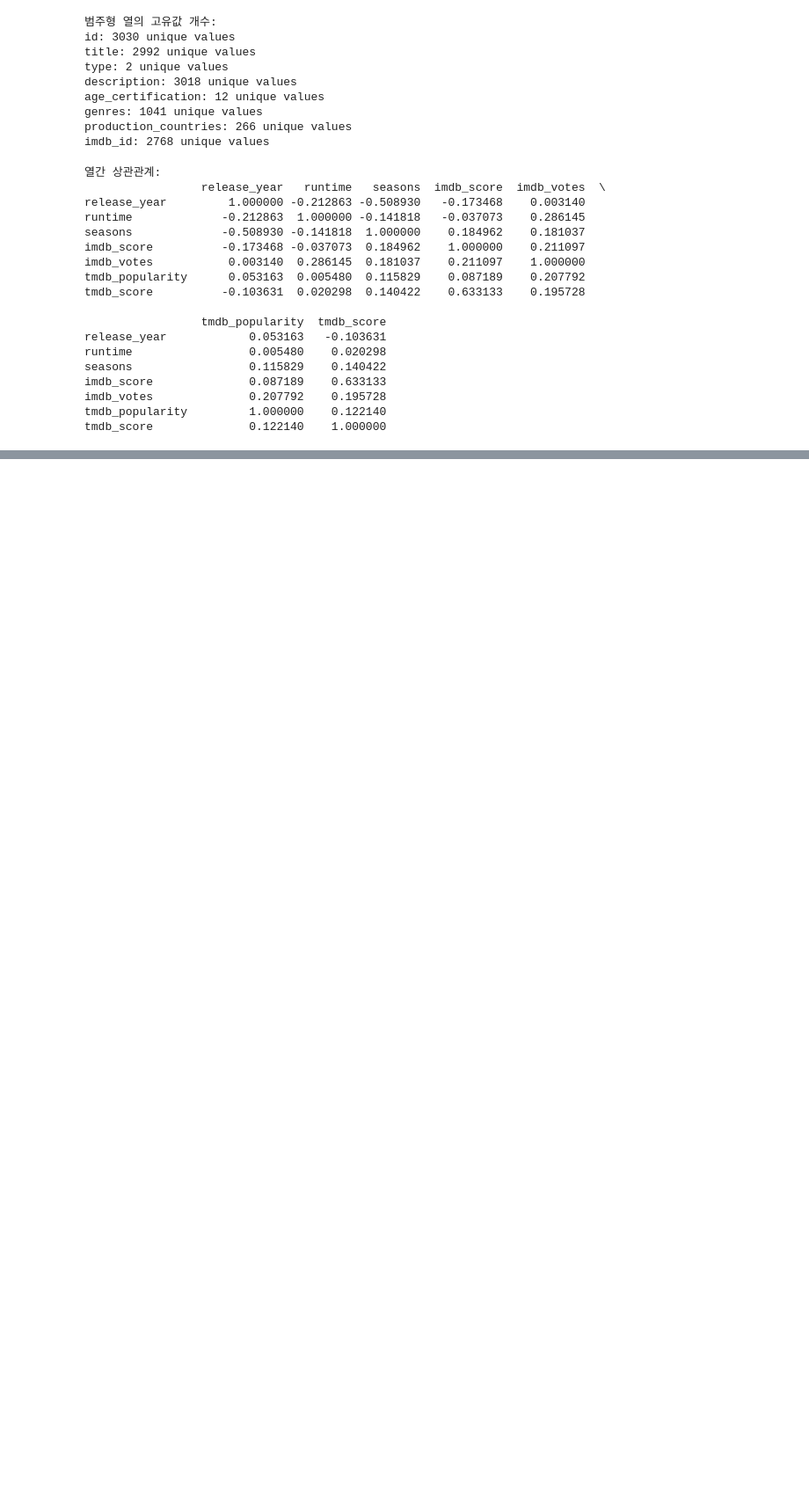
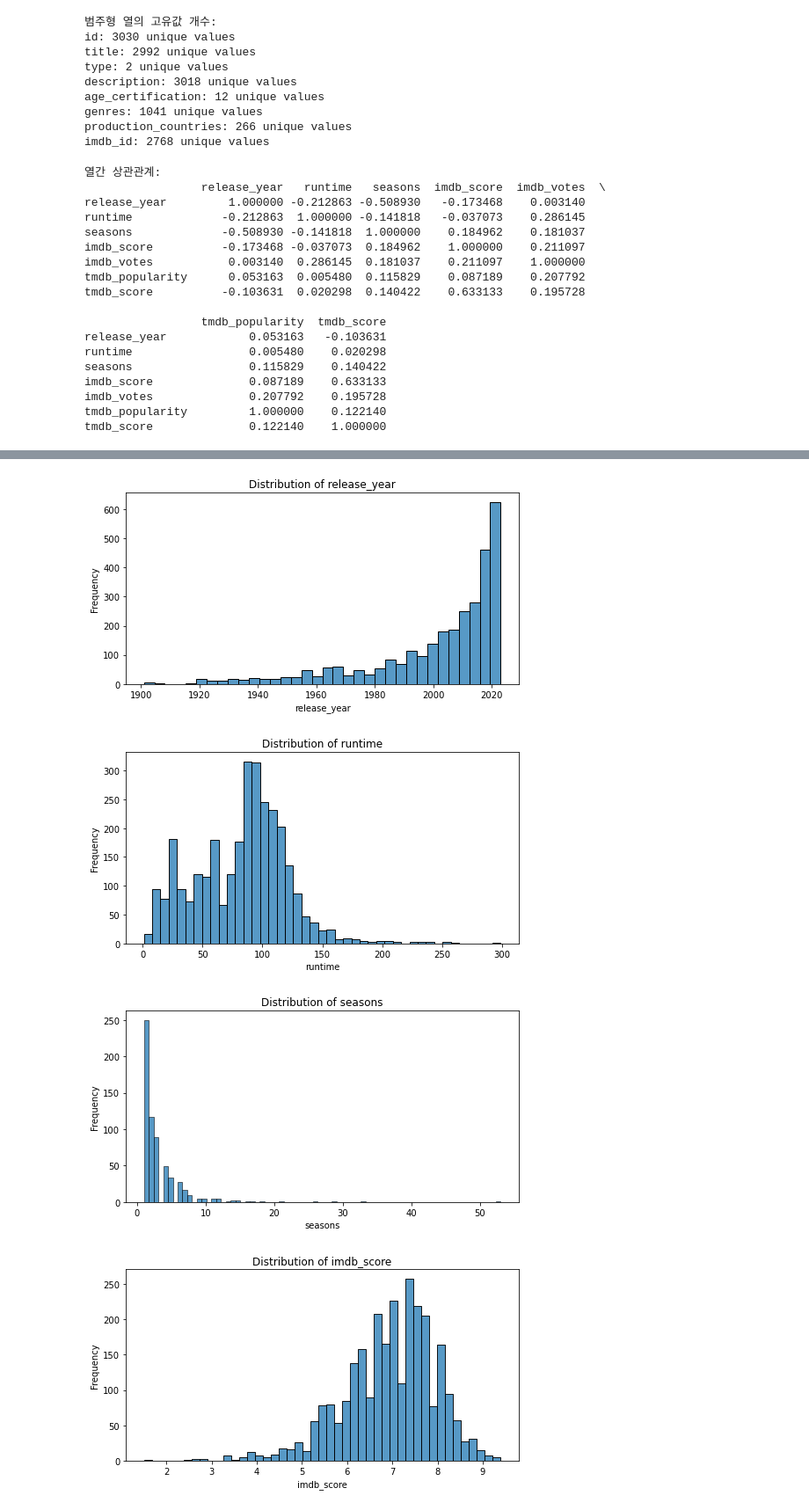
Before and after one commit to SoulTree-Lovers/DataScienceProject, a Jupyter notebook: SM/HBO_EDA.ipynb, the cells around one changed output, grey strips where cells are left out. Shown: that part at 88% size. Saved outputs shown, nothing was run; the diff lists cells and outputs as text; code cells hidden in the pictures; blank space fills up the shorter version.

```diff
--- a/SM/HBO_EDA.ipynb
+++ b/SM/HBO_EDA.ipynb
@@ -169,0 +170,15 @@ plt.show()
+# %%
+# 수치형 열의 분포 시각화
+numeric_columns = df.select_dtypes(include='number').columns
+for column in numeric_columns:
+    plt.figure(figsize=(8, 4))
+    sns.histplot(df[column].dropna())
+    plt.title(f"Distribution of {column}")
+    plt.xlabel(column)
+    plt.ylabel("Frequency")
+    plt.show()
+# %% [output]
+[figure, added]
+[figure, added]
+[figure, added]
+[figure, added]
```
Also changed, not shown: parts of 3 cells of this notebook, 4 other files.
